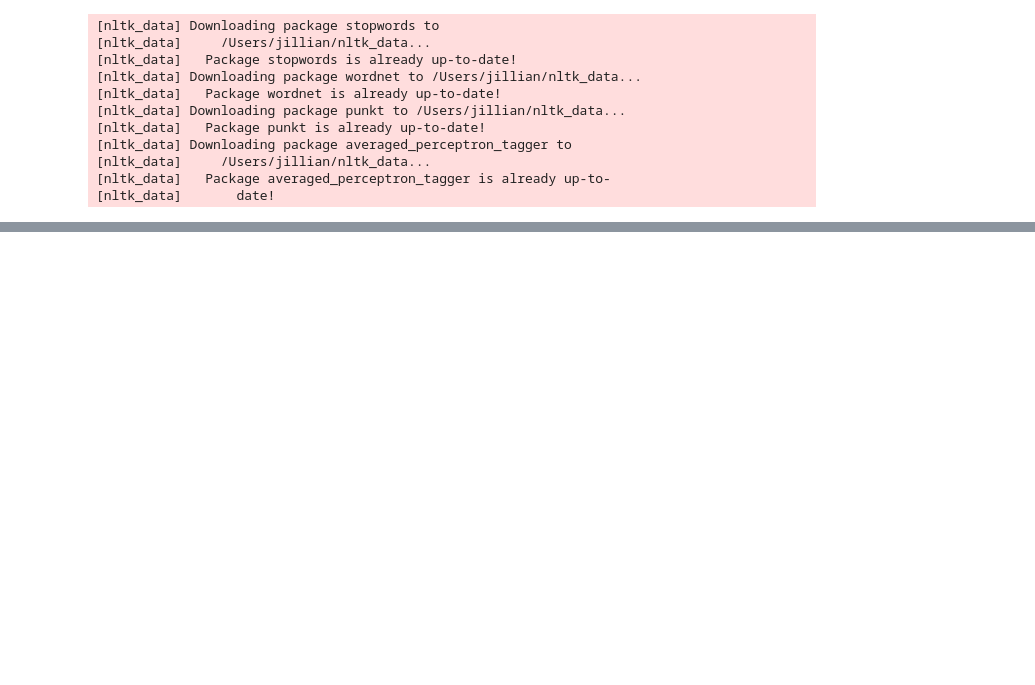
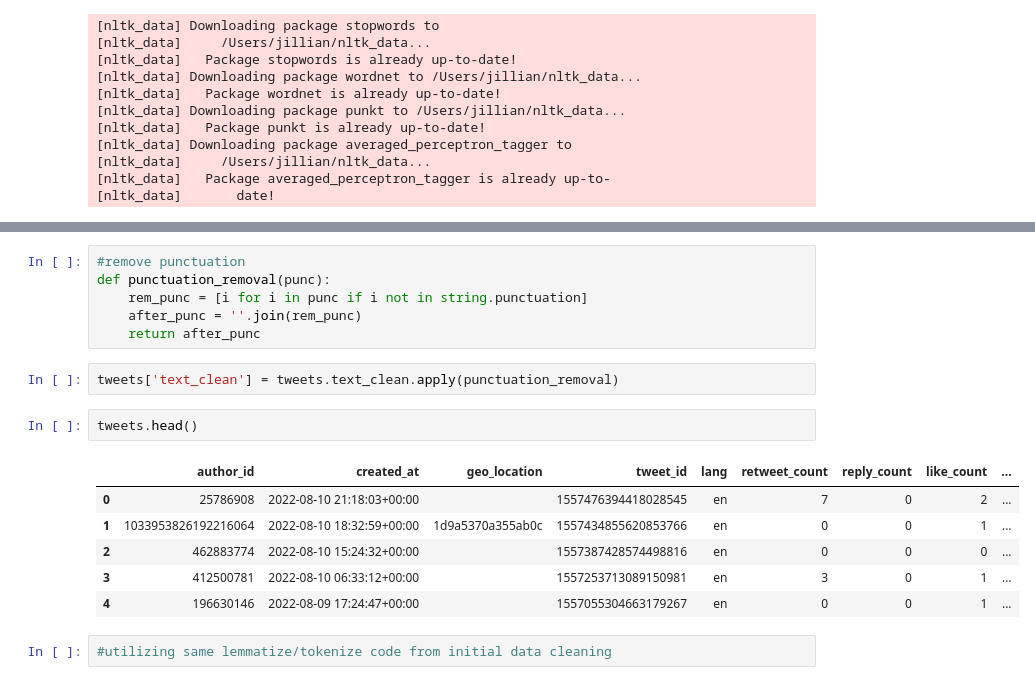
Before and after one commit to jlc0512/Utilizing-E-Commerce-Reviews-to-Predict-Comment-Sentiments, a Jupyter notebook: model_with_tweets.ipynb, the cells around one changed output, grey strips where cells are left out. Cells and saved outputs as stored; diff of their text form; blank space fills up the shorter version.

```diff
--- a/model_with_tweets.ipynb
+++ b/model_with_tweets.ipynb
@@ -151,0 +145,19 @@ FileNotFoundError: [Errno 2] No such file or directory: 'reviewClassifier.pkl'
+# %%
+#remove punctuation
+def punctuation_removal(punc):
+    rem_punc = [i for i in punc if i not in string.punctuation]
+    after_punc = ''.join(rem_punc)
+    return after_punc
+# %%
+tweets['text_clean'] = tweets.text_clean.apply(punctuation_removal)
+# %%
+tweets.head()
+# %% [output]
+|  | author_id | created_at | geo_location | tweet_id | lang | retweet_count | reply_count | like_count | ... |
+| 0 | 25786908 | 2022-08-10 21:18:03+00:00 |  | 1557476394418028545 | en | 7 | 0 | 2 | ... |
+| 1 | 1033953826192216064 | 2022-08-10 18:32:59+00:00 | 1d9a5370a355ab0c | 1557434855620853766 | en | 0 | 0 | 1 | ... |
+| 2 | 462883774 | 2022-08-10 15:24:32+00:00 |  | 1557387428574498816 | en | 0 | 0 | 0 | ... |
+| 3 | 412500781 | 2022-08-10 06:33:12+00:00 |  | 1557253713089150981 | en | 3 | 0 | 1 | ... |
+| 4 | 196630146 | 2022-08-09 17:24:47+00:00 |  | 1557055304663179267 | en | 0 | 0 | 1 | ... |
+# %%
+#utilizing same lemmatize/tokenize code from initial data cleaning
```
Also changed, not shown: parts of 40 cells of this notebook, 7 other files.
